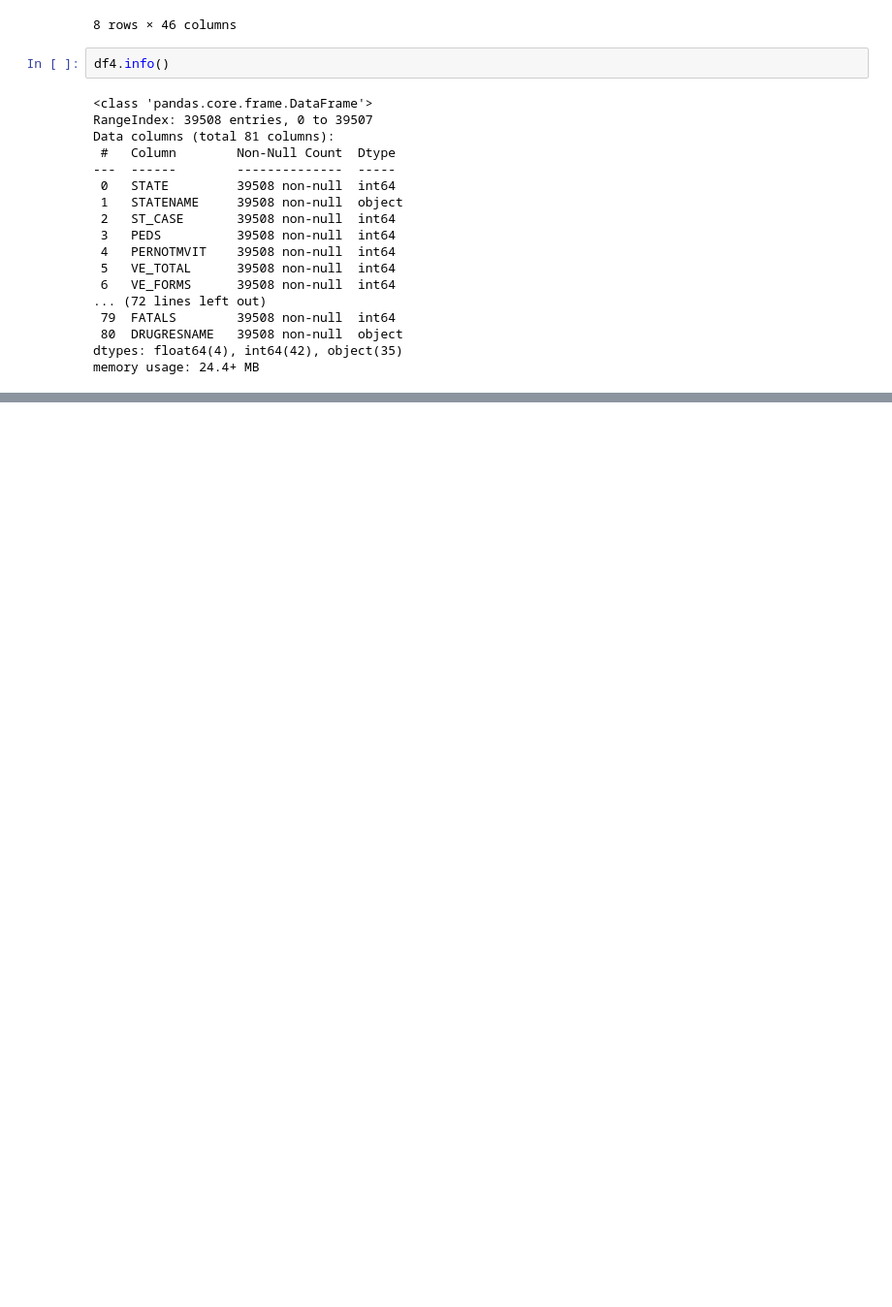
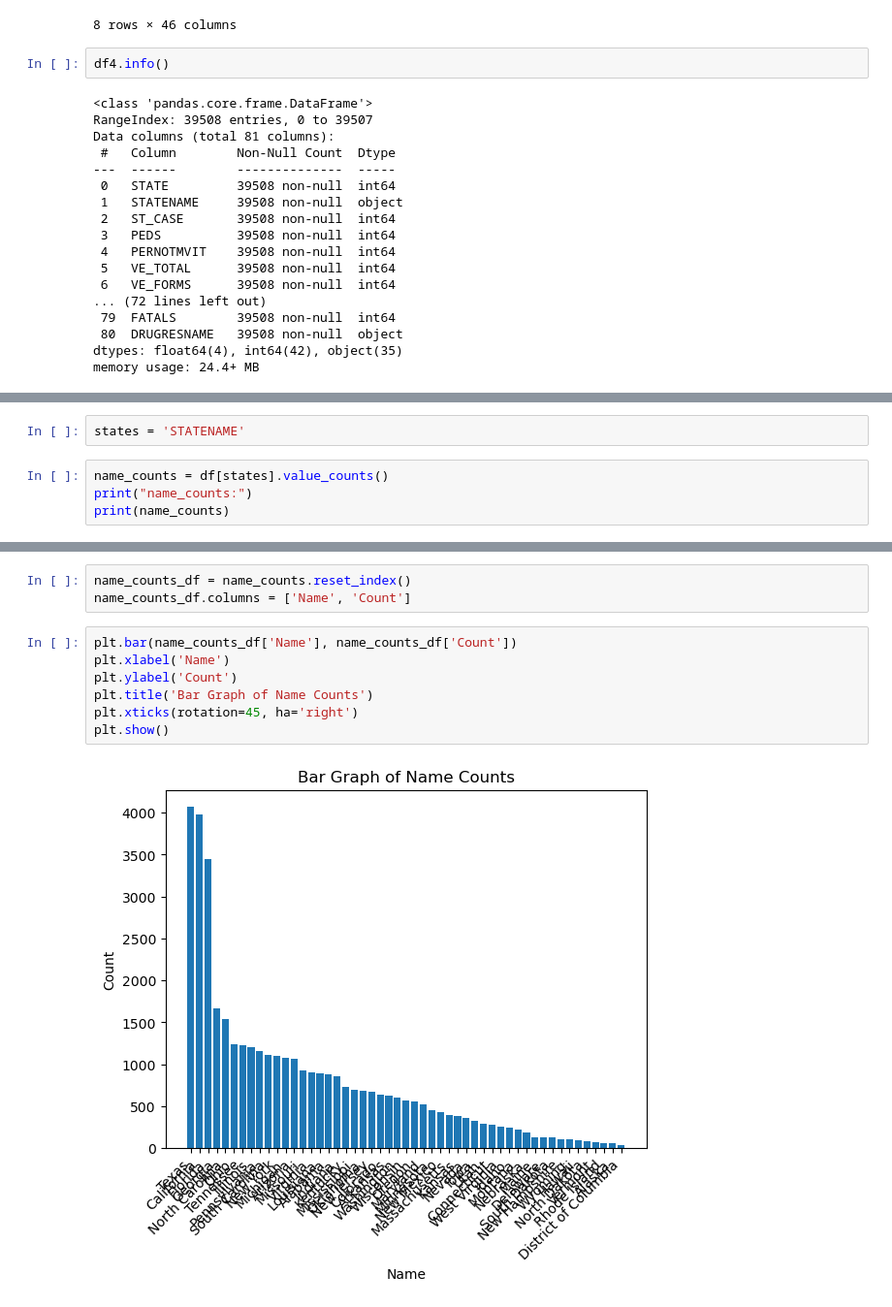
Before and after one commit to aargant19/Capstone, a Jupyter notebook: vehicle capstone.ipynb, the cells around one changed output, grey strips where cells are left out. Shown at 97% size. Saved outputs shown, nothing was run; the diff lists cells and outputs as text; blank space fills up the shorter version.

```diff
--- a/vehicle capstone.ipynb
+++ b/vehicle capstone.ipynb
@@ -175,0 +175,6 @@ memory usage: 24.4+ MB
+# %%
+states = 'STATENAME'
+# %%
+name_counts = df[states].value_counts()
+print("name_counts:")
+print(name_counts)
@@ -175,0 +199,12 @@ memory usage: 24.4+ MB
+# %%
+name_counts_df = name_counts.reset_index()
+name_counts_df.columns = ['Name', 'Count']
+# %%
+plt.bar(name_counts_df['Name'], name_counts_df['Count'])
+plt.xlabel('Name')
+plt.ylabel('Count')
+plt.title('Bar Graph of Name Counts')
+plt.xticks(rotation=45, ha='right')
+plt.show()
+# %% [output]
+[figure, added]
```
Also changed, not shown: parts of 20 cells of this notebook.
